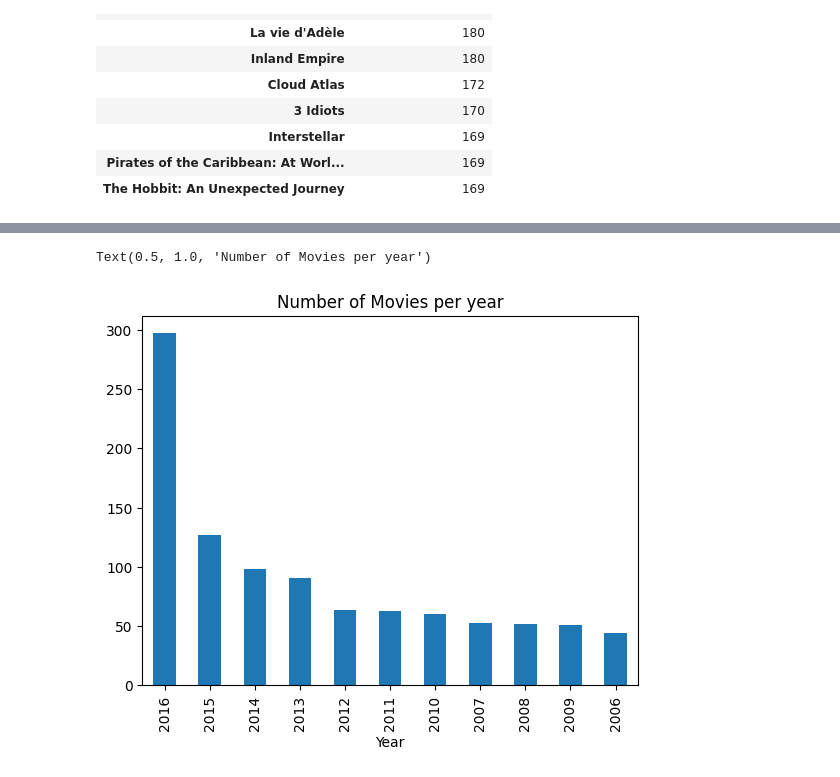
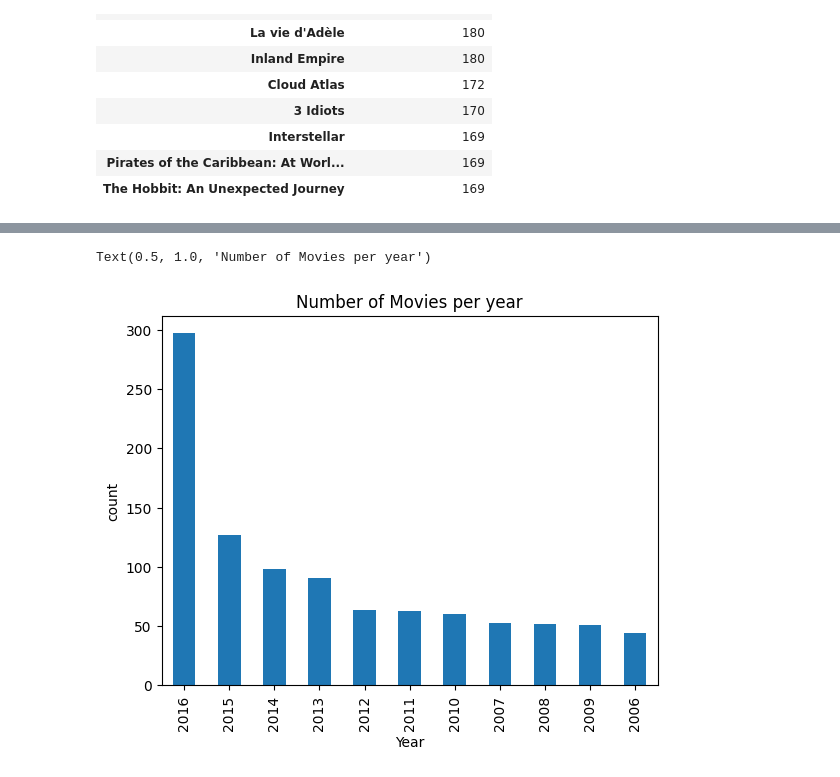
Before and after one commit to Code-with-lata/Data-Visualization, a Jupyter notebook: Python_Project.ipynb, the cells around one changed output, grey strips where cells are left out. Cells and saved outputs as stored; diff of their text form; code cells hidden in the pictures.

```diff
--- a/Python_Project.ipynb
+++ b/Python_Project.ipynb
@@ -224,10 +233,13 @@ top10_len.plot(kind='barh')
 # %%
 # Display no of movies per year
 movies_count = data['Year'].value_counts()
 movies_count.plot(kind='bar')
+plt.ylabel("count")
+
+# sns.countplot(x='Year',data=data)
 plt.title('Number of Movies per year')
 # %% [output]
 Text(0.5, 1.0, 'Number of Movies per year')
-[figure, old version]
+[figure, new version]
 # %%
 # Most popular Movie Title (Higest Revenue)
```
Also changed, not shown: parts of 16 cells of this notebook.
